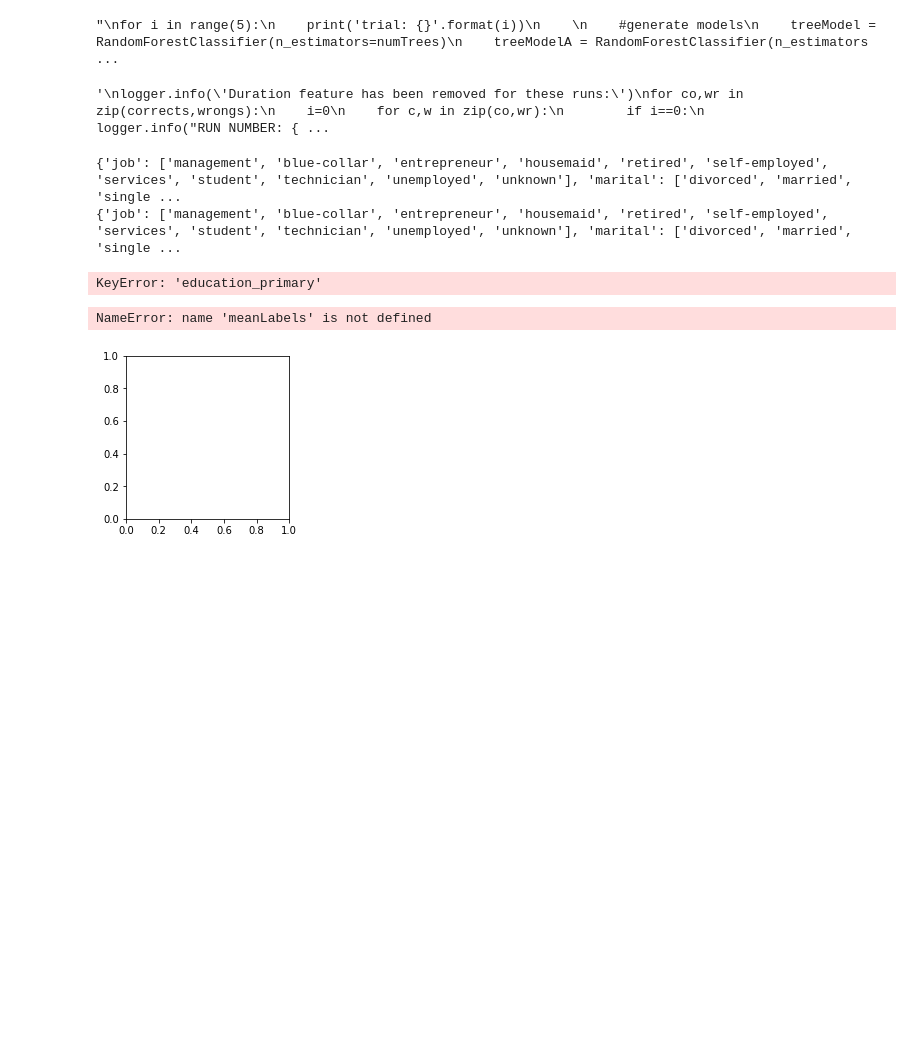
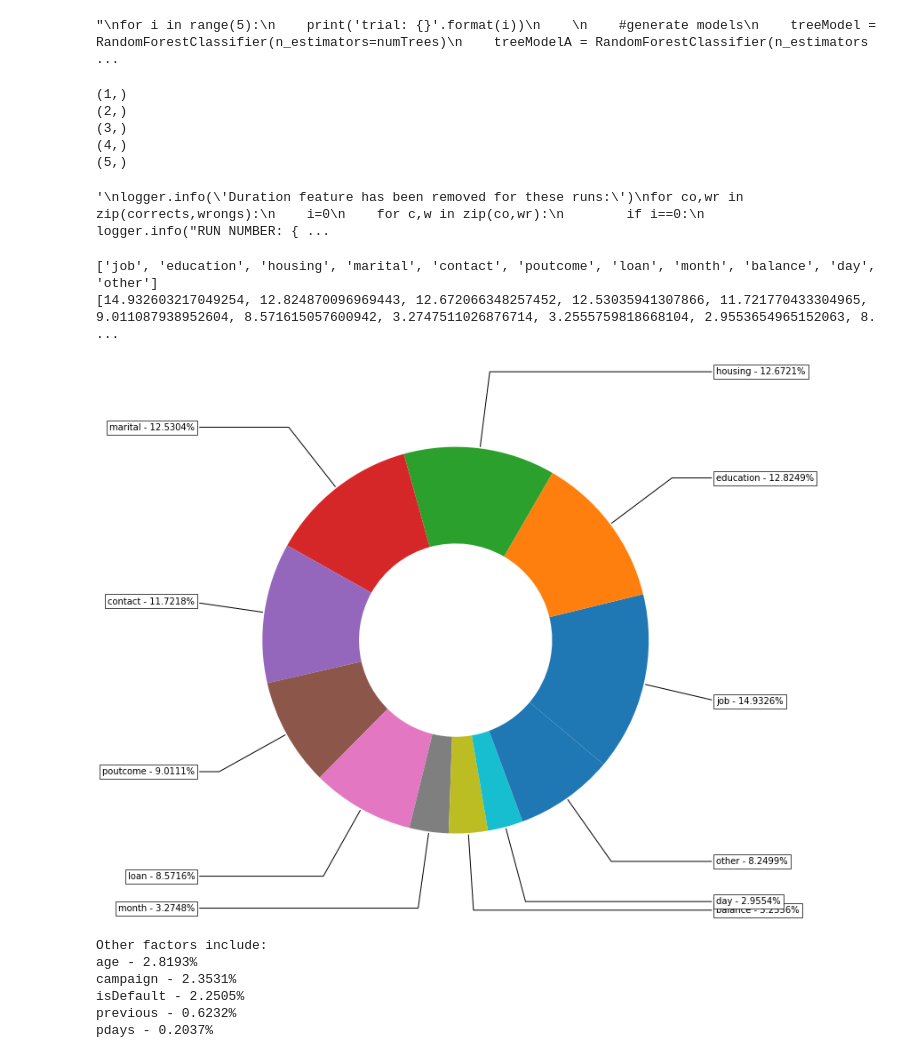
Before and after one commit to jakeypakey/telemarket_data, a Jupyter notebook: data_visualize_info.ipynb, the cells around one changed output. Drawn from its saved outputs; the diff is of its cells as text; code cells hidden in the pictures; blank space fills up the shorter version.

Commit message:
visualizations nice

```diff
--- a/data_visualize_info.ipynb
+++ b/data_visualize_info.ipynb
@@ -192,6 +192,7 @@ for i in range(5):
     bunch = permutation_importance(treeModel, testFeatures, testLabels, n_repeats=10)
     bunchA = permutation_importance(treeModelA, testFeaturesA, testLabelsA, n_repeats=10)
 
+
     #Save records for later processing
     #TODO: vectorize np writes
     np.save('./np/actual/actual_{}'.format(i),testLabels)
@@ -206,6 +207,8 @@ for i in range(5):
     for key in bunch.keys():
         np.save('./np/rafo/perm_import_{}_{}'.format(i,key),bunch[key])
         np.save('./np/rafo/perm_import_add_{}_{}'.format(i,key),bunchA[key])
+    for key in bunch.keys():
+        print(bunch[key].shape)
 
 print('done')
 """
@@ -213,7 +216,7 @@ print('done')
 "\nfor i in range(5):\n    print('trial: {}'.format(i))\n    \n    #generate models\n    treeModel = RandomForestClassifier(n_estimators=numTrees)\n    treeModelA = RandomForestClassifier(n_estimators ...
 # %%
 #TODO: vectorize np reads
-numTrees = 1000
+
 forestPred = np.array([])
 forestProb = np.array([])
 actual = np.array([])
@@ -240,16 +243,24 @@ for i in range(5):
         actual = np.append(actual,[np.load('./np/actual/actual_{}.npy'.format(i))],axis=0)
         forestPred = np.append(forestPred,[np.load('./np/rafo/prediction_{}_{}.npy'.format(i,numTrees))],axis=0)
         forestProb = np.append(forestProb,[np.load('./np/rafo/tree_proba_{}_{}.npy'.format(i,numTrees))],axis=0)
+
         actualA = np.append(actualA,[np.load('./np/actual/actual_add_{}.npy'.format(i))],axis=0)
         forestPredA = np.append(forestPredA,[np.load('./np/rafo/prediction_add_{}_{}.npy'.format(i,numTrees))],axis=0)
         forestProbA = np.append(forestProbA,[np.load('./np/rafo/tree_proba_add_{}_{}.npy'.format(i,numTrees))],axis=0)
     bunch = dict()
     bunchA = dict()
     for key in ['importances','importances_mean','importances_std']:
-        bunch[key] = np.load('/Users/jake/proj/tele_pred/np/rafo_incl_dur/perm_import_{}_{}.npy'.format(i,key))
-        bunchA[key] = np.load('/Users/jake/proj/tele_pred/np/rafo_incl_dur/perm_import_add_{}_{}.npy'.format(i,key))
+        bunch[key] = np.load('/Users/jake/proj/tele_pred/np/rafo/perm_import_{}_{}.npy'.format(i,key))
+        bunchA[key] = np.load('/Users/jake/proj/tele_pred/np/rafo/perm_import_add_{}_{}.npy'.format(i,key))
     bunches = np.append(bunches,bunch)
+    print(bunches.shape)
     bunchesA = np.append(bunchesA,bunchA)
+# %% [output]
+(1,)
+(2,)
+(3,)
+(4,)
+(5,)
 # %%
 #might be able to base (some) vectorization of redundant stuff above off this loop
 corrects = []
@@ -300,61 +311,64 @@ for co,wr in zip(corrects,wrongs):
 # %% [output]
 '\nlogger.info(\'Duration feature has been removed for these runs:\')\nfor co,wr in zip(corrects,wrongs):\n    i=0\n    for c,w in zip(co,wr):\n        if i==0:\n            logger.info("RUN NUMBER: { ...
 # %%
+cols = colTitles[:-1]
+colsA = colTitlesA[:-1]
 
-cols = colTitles
-colsA = colTitlesA
 
-something = proc.processImportance((peopleMap,peopleAdditionalMap),(cols,colsA),(bunches[0],bunchesA[0]))
+result = proc.processImportance(peopleMap,cols,bunches[0])
+#unpack processed info
+meanLabels = result[0]
+meanPercentages = result[1]
+rest = result[2]
 # %% [output]
-{'job': ['management', 'blue-collar', 'entrepreneur', 'housemaid', 'retired', 'self-employed', 'services', 'student', 'technician', 'unemployed', 'unknown'], 'marital': ['divorced', 'married', 'single ...
-{'job': ['management', 'blue-collar', 'entrepreneur', 'housemaid', 'retired', 'self-employed', 'services', 'student', 'technician', 'unemployed', 'unknown'], 'marital': ['divorced', 'married', 'single ...
+['job', 'education', 'housing', 'marital', 'contact', 'poutcome', 'loan', 'month', 'balance', 'day', 'other']
+[14.932603217049254, 12.824870096969443, 12.672066348257452, 12.53035941307866, 11.721770433304965, 9.011087938952604, 8.571615057600942, 3.2747511026876714, 3.2555759818668104, 2.9553654965152063, 8. ...
-KeyError: 'education_primary'
 # %%
+
+
 COLOR = 'black'
 matplotlib.rcParams['text.color'] = COLOR
 matplotlib.rcParams['axes.labelcolor'] = COLOR
 matplotlib.rcParams['xtick.color'] = COLOR
 matplotlib.rcParams['ytick.color'] = COLOR
 
 
 
-fig, ax = plt.subplots(figsize=(6, 3), subplot_kw=dict(aspect="equal"))
+fig, ax = plt.subplots(figsize=(20, 10), subplot_kw=dict(aspect="equal"))
 
-"""recipe = ["225 g flour",
-          "90 g sugar",
-          "1 egg",
-          "60 g butter",
-          "100 ml milk",
-          "1/2 package of yeast"]
-
-
-data = [225, 90, 50, 60, 100, 5]
-"""
 recipe = meanLabels
 data = meanPercentages
 
 wedges, texts = ax.pie(data, wedgeprops=dict(width=0.5), startangle=-40)
 
 bbox_props = dict(boxstyle="square,pad=0.3", fc="w", ec="k", lw=.72)
 kw = dict(arrowprops=dict(arrowstyle="-"),
           bbox=bbox_props, zorder=0, va="center")
 
 for i, p in enumerate(wedges):
     ang = (p.theta2 - p.theta1)/2. + p.theta1
     y = np.sin(np.deg2rad(ang))
     x = np.cos(np.deg2rad(ang))
     horizontalalignment = {-1: "right", 1: "left"}[int(np.sign(x))]
     connectionstyle = "angle,angleA=0,angleB={}".format(ang)
     kw["arrowprops"].update({"connectionstyle": connectionstyle})
     ax.annotate(recipe[i], xy=(x, y), xytext=(1.35*np.sign(x), 1.4*y),
                 horizontalalignment=horizontalalignment,backgroundcolor='green', **kw)
 
-ax.set_title("Feature importance by mean",color='white')
+ax.set_title("Most determinative factors",color='white')
 
 plt.show()
+print('Other factors include:')
+for line in rest:
+    print(line)
 # %% [output]
+[figure, new version]
-NameError: name 'meanLabels' is not defined
+Other factors include:
+age - 2.8193%
+campaign - 2.3531%
+isDefault - 2.2505%
+previous - 0.6232%
+pdays - 0.2037%
-[figure, old version]
 # %%
 for i in range(len(recipe)):
     print("i:{}, {}".format(i,recipe[i]))
```
Also changed, not shown: parts of 1 cell of this notebook, 1 other file.
